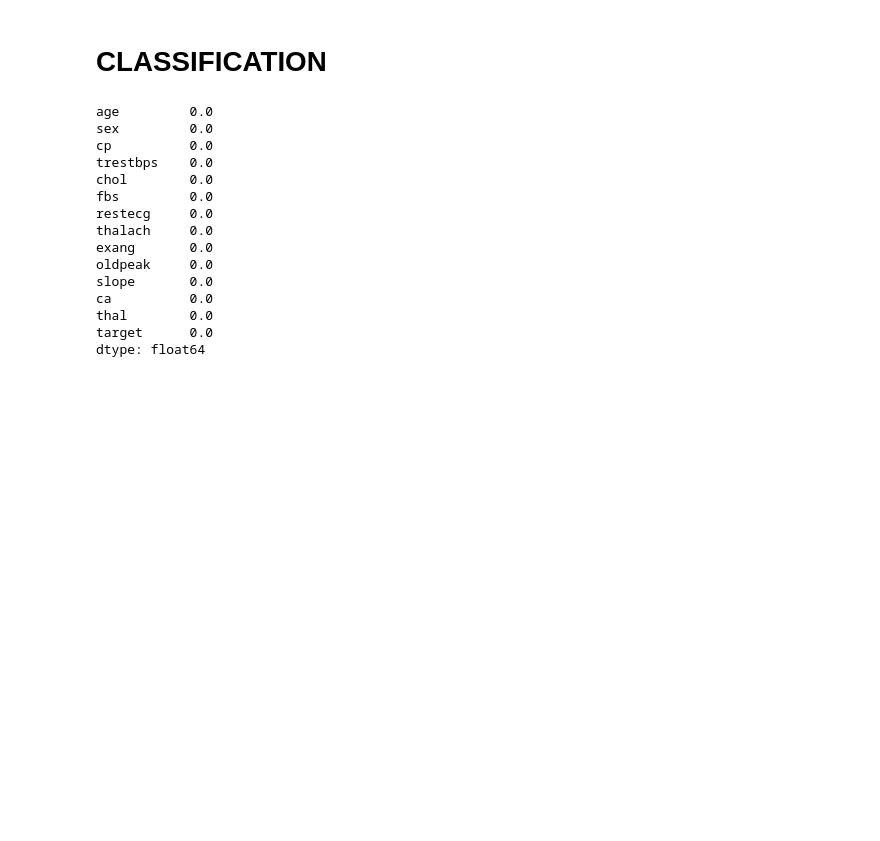
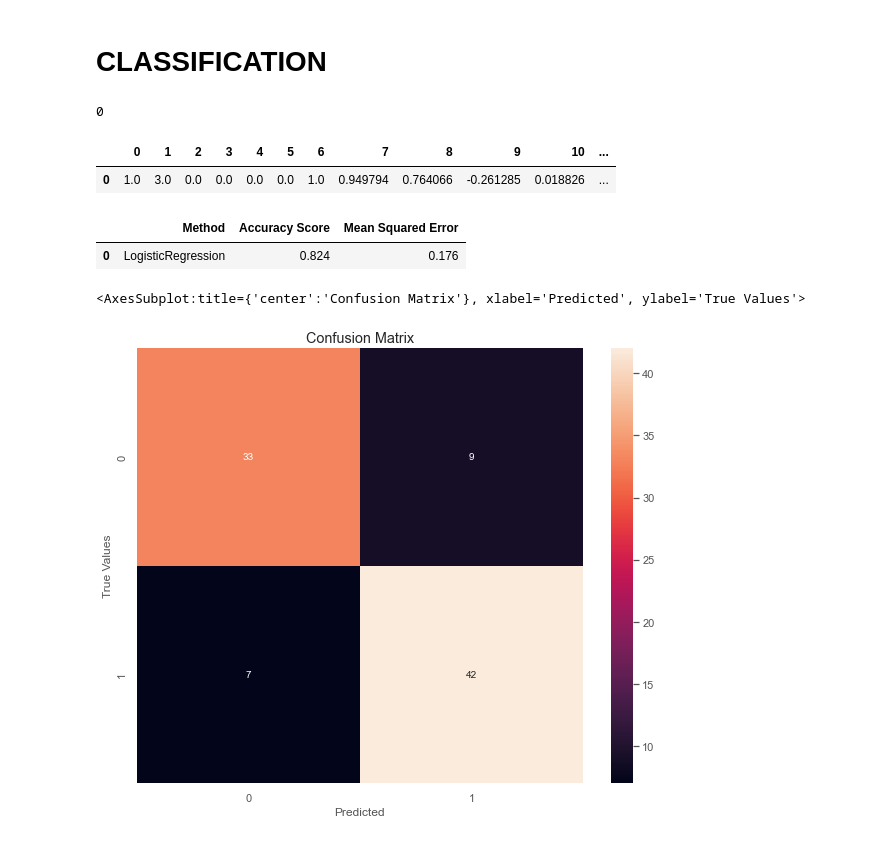
Before and after one commit to Omuk/Fullstack-Data-Analyst, a Jupyter notebook: Learning/code_examples/practice/practice_field.ipynb, the cells around one changed output. Cells and saved outputs as stored; diff of their text form; code cells hidden in the pictures; blank space fills up the shorter version.

Commit message:
data

```diff
--- a/Learning/code_examples/practice/practice_field.ipynb
+++ b/Learning/code_examples/practice/practice_field.ipynb
@@ -138,21 +109,29 @@ mode_perf
 # CLASSIFICATION
 # %%
 df = pd.read_csv(r'c:\Github\Fullstack-Data-Analyst\Learning\the_data\data-lab-4-heart.csv')
-# %%
-df.isna().sum() * 100 /len(df)
-# %% [output]
-age         0.0
-sex         0.0
-cp          0.0
-trestbps    0.0
-chol        0.0
-fbs         0.0
-restecg     0.0
-thalach     0.0
-exang       0.0
-oldpeak     0.0
-slope       0.0
-ca          0.0
-thal        0.0
-target      0.0
-dtype: float64
+# %%
+df.isna().sum() * 100 /len(df)
+
+df.duplicated().sum()
+df.drop_duplicates(keep='first',subset=None,ignore_index=False,inplace=True)
+df.duplicated().sum()
+# %% [output]
+0
+# %%
+cat_val = ['sex', 'cp', 'restecg', 'exang', 'slope', 'ca', 'thal']
+num_val = ['age','trestbps','chol','thalach','oldpeak' ]
+
+x = df.drop(columns=['target'], axis=1)
+
+
+orig_sex_val = df.sex
+# %%
+col_trans = ColumnTransformer([
+    ('cat', OrdinalEncoder(), cat_val), ('num', StandardScaler(), num_val)
+])
+x = pd.DataFrame(col_trans.fit_transform(x))
+y = df.target
+x.head(1)
+# %% [output]
+|  | 0 | 1 | 2 | 3 | 4 | 5 | 6 | 7 | 8 | 9 | 10 | ... |
+| 0 | 1.0 | 3.0 | 0.0 | 0.0 | 0.0 | 0.0 | 1.0 | 0.949794 | 0.764066 | -0.261285 | 0.018826 | ... |
@@ -158,0 +140,33 @@ dtype: float64
+# %%
+logreg = LogisticRegression()
+logreg.fit(x_train,y_train)
+
+y_pred = logreg.predict(x_test)
+
+accu_scr = accuracy_score(y_test,y_pred).round(3)
+mse_scr = mean_squared_error(y_test,y_pred).round(3)
+
+mod_per = pd.DataFrame([
+    'LogisticRegression', accu_scr, mse_scr
+]).transpose()
+mod_per.columns = ['Method', 'Accuracy Score', 'Mean Squared Error']
+mod_per
+# %% [output]
+|  | Method | Accuracy Score | Mean Squared Error |
+| 0 | LogisticRegression | 0.824 | 0.176 |
+# %%
+cm_dic = {
+    'y_test':y_test,
+    'y_pred':y_pred
+}
+
+cm_cols = pd.DataFrame(cm_dic, columns=['y_test','y_pred'])
+confusion_matrix = pd.crosstab(cm_cols['y_test'], cm_cols['y_pred'], rownames=['True Values'],colnames=['Predicted'])
+
+f,ax = plt.subplots(figsize=(10,8))
+
+ax.set_title('Confusion Matrix')
+sns.heatmap(confusion_matrix,annot=True)
+# %% [output]
+<AxesSubplot:title={'center':'Confusion Matrix'}, xlabel='Predicted', ylabel='True Values'>
+[figure, added]
```
Also changed, not shown: parts of 19 cells of this notebook, 1 other file.
